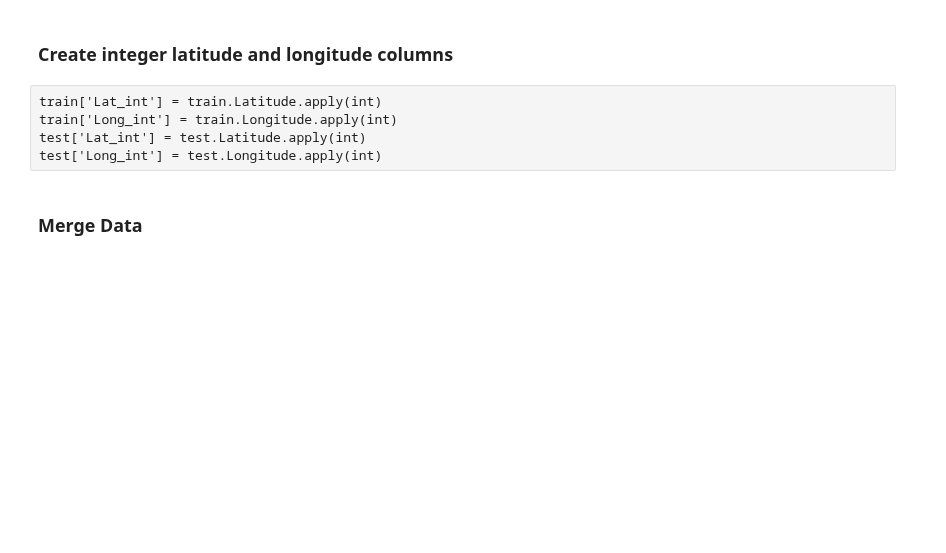
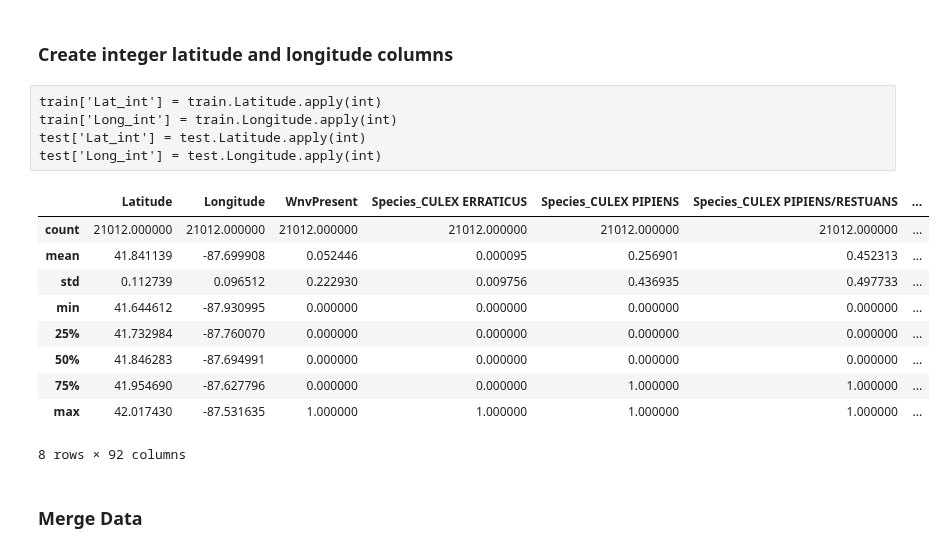
Before and after one commit to baumanab/Udacity_MachineLearningEngineer_ND, a Jupyter notebook: projects/capstone/WNV_Model.ipynb, the cells around one changed output. Saved outputs shown, nothing was run; the diff lists cells and outputs as text; code cells hidden in the pictures; blank space fills up the shorter version.

```diff
--- a/projects/capstone/WNV_Model.ipynb
+++ b/projects/capstone/WNV_Model.ipynb
@@ -326,4 +369,7 @@ memory usage: 264.5+ KB
 # %%
-#Create dummies from the categorical species data
+# Create dummies from the categorical species data and block data
 train = pd.get_dummies(train, columns= ['Species'])
 test =  pd.get_dummies(test, columns= ['Species'])
+
+train = pd.get_dummies(train, columns= ['Block'])
+test =  pd.get_dummies(test, columns= ['Block'])
@@ -335,11 +379,16 @@ weather.describe()
 month_func = lambda x: x.month
 day_func= lambda x: x.day
 day_of_year_func = lambda x: x.dayofyear
-week_of_year_func = labmda x:
+week_of_year_func = lambda x: x.week
 
+# train
 train['month'] = train.Date.apply(month_func)
 train['day'] = train.Date.apply(day_func)
 train['day_of_year'] = train.Date.apply(day_of_year_func)
+train['week'] = train.Date.apply(week_of_year_func)
+
+# test
 test['month'] = test.Date.apply(month_func)
 test['day'] = test.Date.apply(day_func)
 test['day_of_year'] = test.Date.apply(day_of_year_func)
+test['week'] = test.Date.apply(week_of_year_func)
@@ -352,3 +399,16 @@ train['Lat_int'] = train.Latitude.apply(int)
 train['Long_int'] = train.Longitude.apply(int)
 test['Lat_int'] = test.Latitude.apply(int)
 test['Long_int'] = test.Longitude.apply(int)
+# %%
+train.describe()
+# %% [output]
+|  | Latitude | Longitude | WnvPresent | Species_CULEX ERRATICUS | Species_CULEX PIPIENS | Species_CULEX PIPIENS/RESTUANS | ... |
+| count | 21012.000000 | 21012.000000 | 21012.000000 | 21012.000000 | 21012.000000 | 21012.000000 | ... |
+| mean | 41.841139 | -87.699908 | 0.052446 | 0.000095 | 0.256901 | 0.452313 | ... |
+| std | 0.112739 | 0.096512 | 0.222930 | 0.009756 | 0.436935 | 0.497733 | ... |
+| min | 41.644612 | -87.930995 | 0.000000 | 0.000000 | 0.000000 | 0.000000 | ... |
+| 25% | 41.732984 | -87.760070 | 0.000000 | 0.000000 | 0.000000 | 0.000000 | ... |
+| 50% | 41.846283 | -87.694991 | 0.000000 | 0.000000 | 0.000000 | 0.000000 | ... |
+| 75% | 41.954690 | -87.627796 | 0.000000 | 0.000000 | 1.000000 | 1.000000 | ... |
+| max | 42.017430 | -87.531635 | 1.000000 | 1.000000 | 1.000000 | 1.000000 | ... |
+8 rows × 92 columns
```
Also changed, not shown: parts of 21 cells of this notebook, 6 other files.
